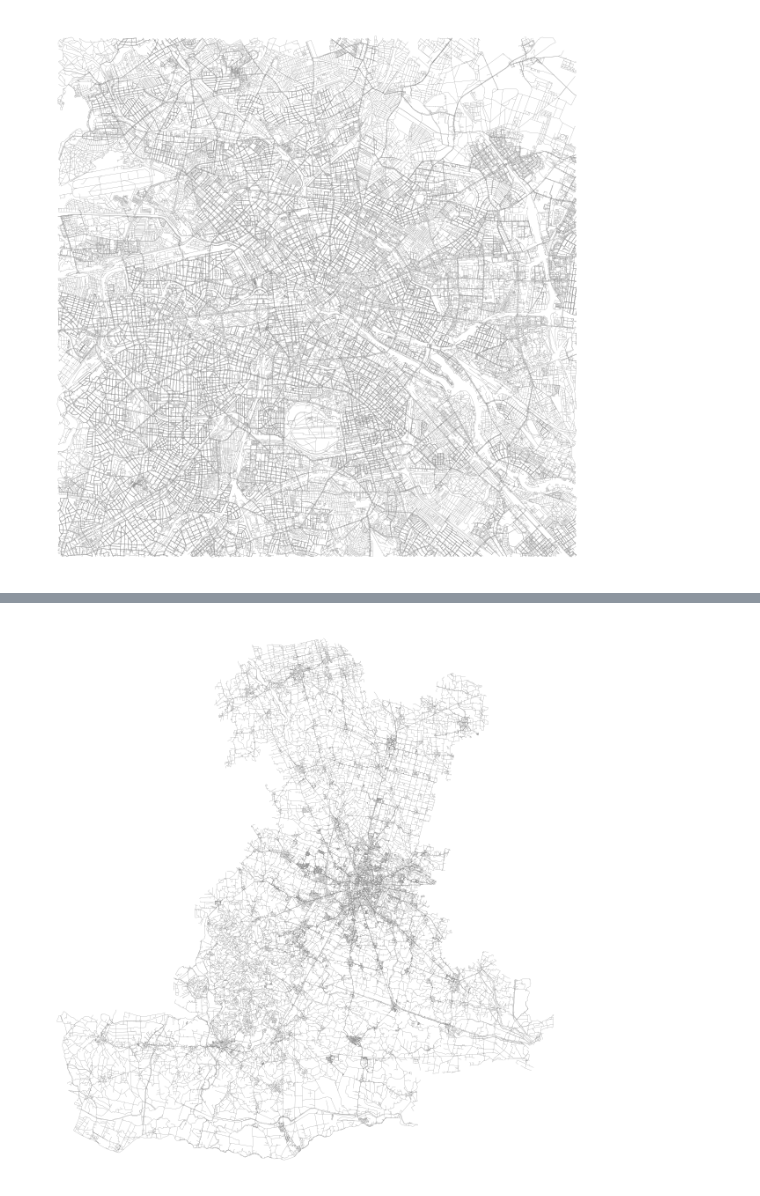
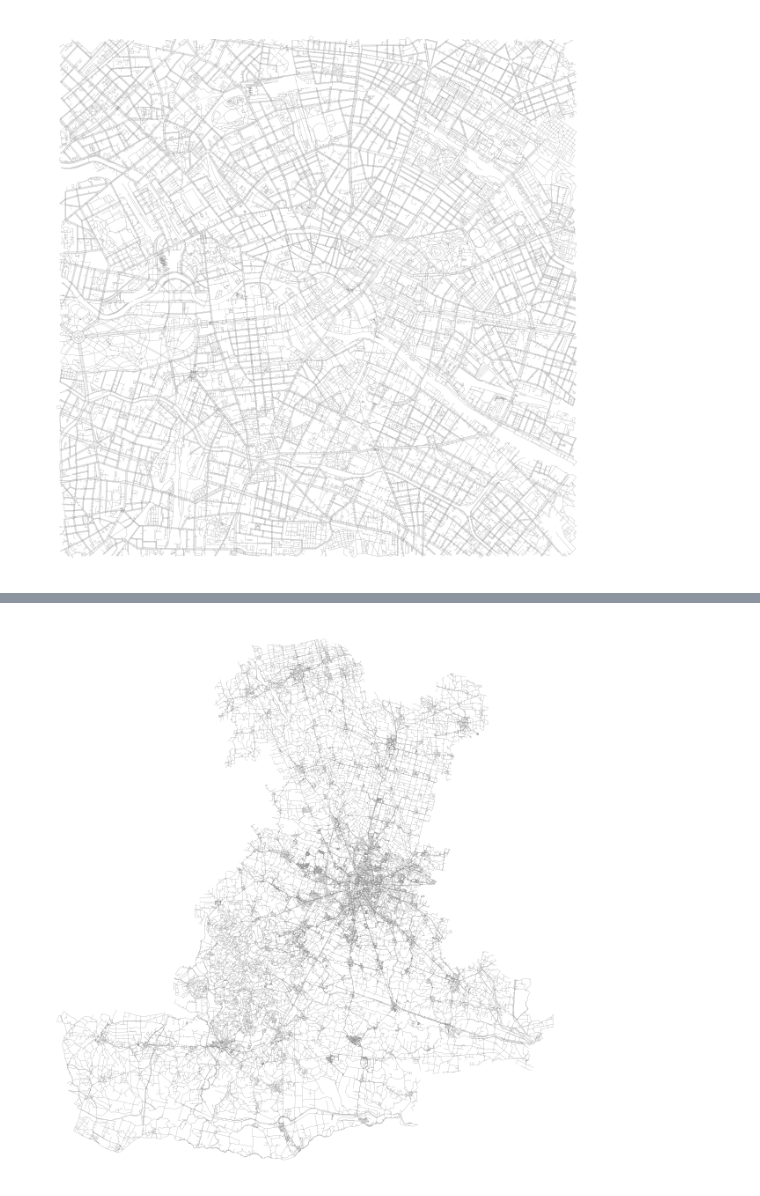
Before and after one commit to tognonmari/FreqST, a Jupyter notebook: plot.ipynb, the cells around one changed output, grey strips where cells are left out. Cells and saved outputs as stored; diff of their text form; code cells hidden in the pictures.

```diff
--- a/plot.ipynb
+++ b/plot.ipynb
@@ -1,11 +1,11 @@
 # %%
 import osmnx as osm
 
-berlin_rn = osm.graph_from_point((52.520008,13.404954), simplify = True, dist = 10000)
+berlin_rn = osm.graph_from_point((52.520008,13.404954), simplify = True, dist = 4000)
 
 _,axis1 = osm.plot_graph(berlin_rn, node_size=0,edge_linewidth=0.09, bgcolor='white', show=True)
 # %% [output]
-[figure, old version]
+[figure, new version]
 # %%
 # parse the frequent maximal polylines
 import os
```
Also changed, not shown: parts of 2 cells of this notebook.
